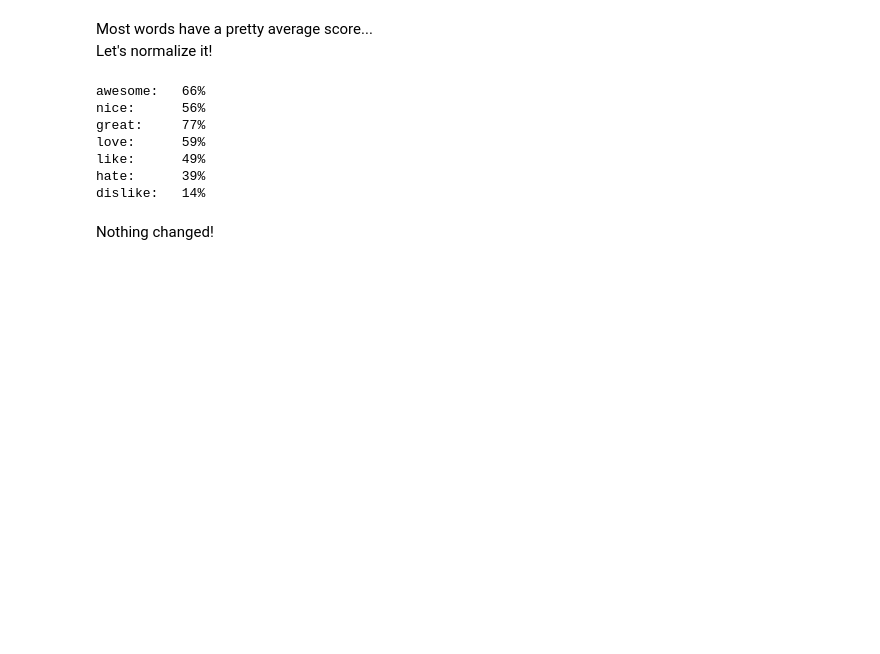
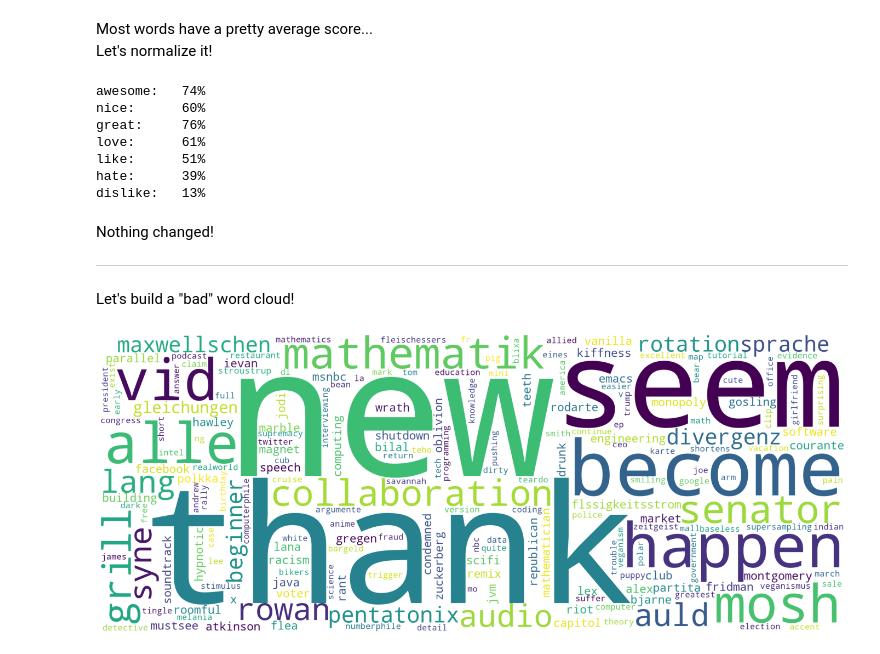
Before and after one commit to Gleethos/youtube-sentiment-analysis, a Jupyter notebook: sentiment-analyser.ipynb, the cells around one changed output. Cells and saved outputs as stored; diff of their text form; code cells hidden in the pictures; blank space fills up the shorter version.

Commit message:
update sentiment analyser to include word clouds

```diff
--- a/sentiment-analyser.ipynb
+++ b/sentiment-analyser.ipynb
@@ -993,20 +1009,48 @@ for word, sentiment in word_sentiments.items():
     norm_word_sentiments[word] = (sentiment - min_word_sentiment) / scaler
 # %%
 
-print("awesome:   {0:.0%}".format(word_sentiments['awesome']))
-print("nice:      {0:.0%}".format(word_sentiments['nice']))
-print("great:     {0:.0%}".format(word_sentiments['great']))
-print("love:      {0:.0%}".format(word_sentiments['love']))
-print("like:      {0:.0%}".format(word_sentiments['like']))
-print("hate:      {0:.0%}".format(word_sentiments['hate']))
-print("dislike:   {0:.0%}".format(word_sentiments['dislike']))
+print("awesome:   {0:.0%}".format(norm_word_sentiments['awesome']))
+print("nice:      {0:.0%}".format(norm_word_sentiments['nice']))
+print("great:     {0:.0%}".format(norm_word_sentiments['great']))
+print("love:      {0:.0%}".format(norm_word_sentiments['love']))
+print("like:      {0:.0%}".format(norm_word_sentiments['like']))
+print("hate:      {0:.0%}".format(norm_word_sentiments['hate']))
+print("dislike:   {0:.0%}".format(norm_word_sentiments['dislike']))
 # %% [output]
-awesome:   66%
-nice:      56%
-great:     77%
-love:      59%
-like:      49%
+awesome:   74%
+nice:      60%
+great:     76%
+love:      61%
+like:      51%
 hate:      39%
-dislike:   14%
+dislike:   13%
-# %% [markdown]
-Nothing changed!
+# %% [markdown]
+Nothing changed!
+
+---
+
+Let's build a "bad" word cloud!
+# %%
+def get_word_string(positive=True):# append words according to word_count to bias word cloud
+    word_string = ""
+    for word, sentiment in norm_word_sentiments.items():
+        if word != 'eine' and word != 'da':
+            if positive: count = int(sentiment * 100)
+            else: count = int((1-sentiment) * 100)
+            if count > 0: word_string = word_string + " " + " ".join([word]*count)
+    return word_string
+# %%
+from wordcloud import WordCloud
+
+word_string = get_word_string()
+
+wordcloud = WordCloud(
+    background_color='white',collocations=False, width=2500, height=1000
+).generate(word_string)
+
+plt.figure(figsize = (25, 10)) # figsize must have the same ratio as width and height in WordCloud
+plt.imshow(wordcloud)
+plt.axis("off")
+plt.show()
+# %% [output]
+[figure, added]
```
Also changed, not shown: parts of 23 cells of this notebook.
